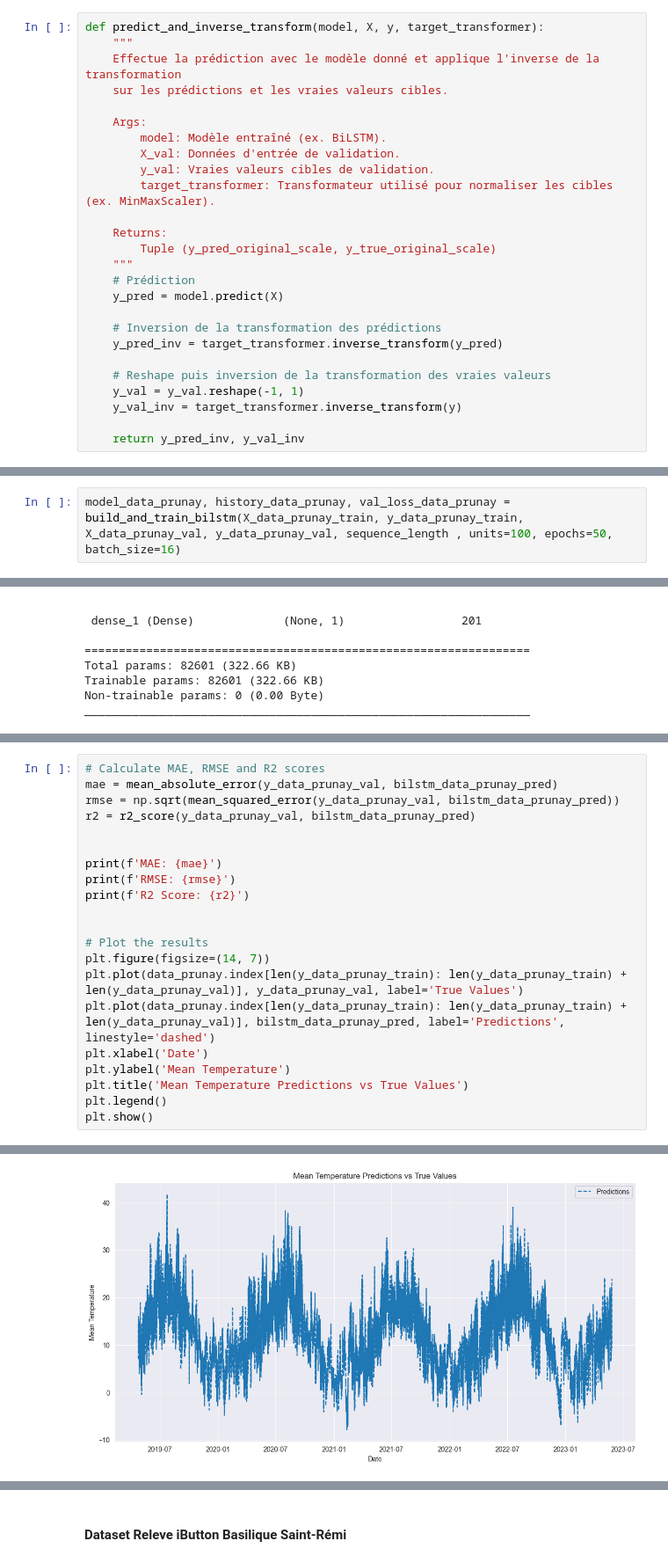
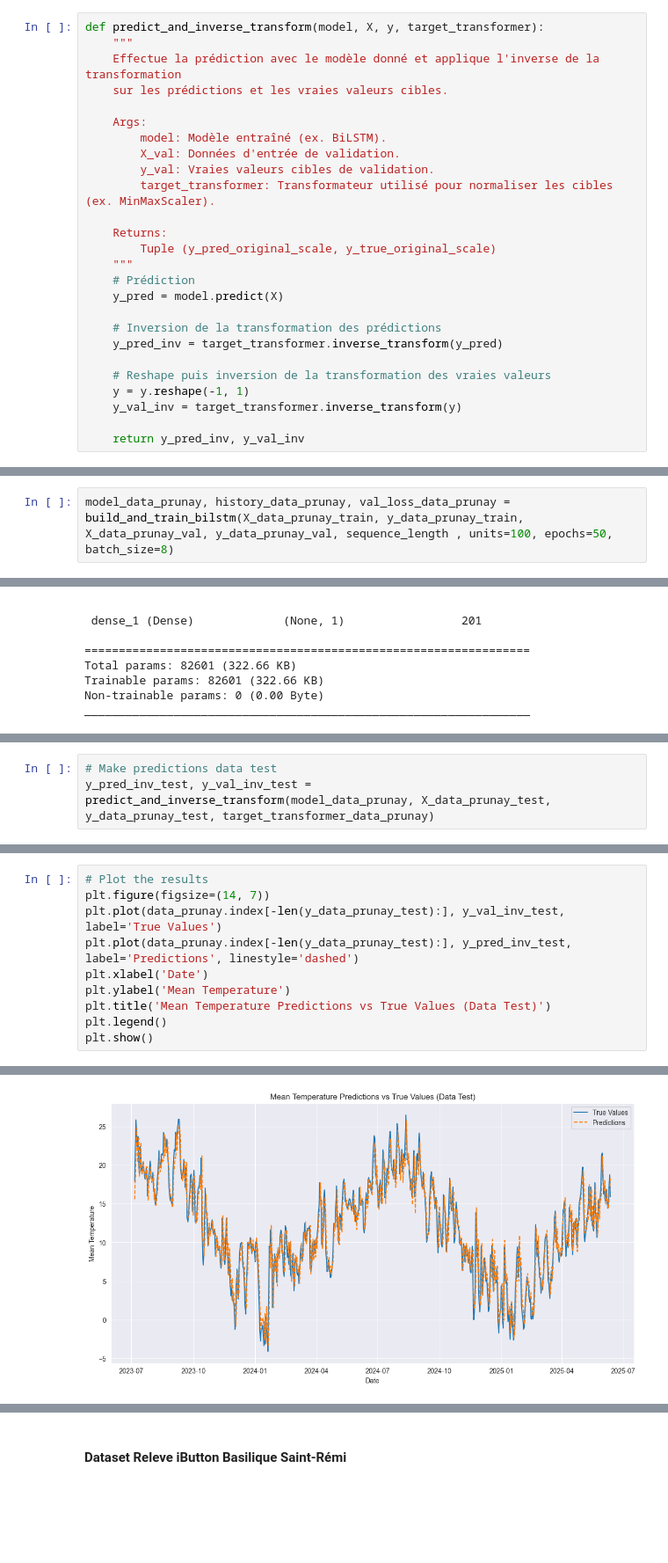
Before and after one commit to kubit07/data_analyse_DRIAS, a Jupyter notebook: bidirectional_lstm_model.ipynb, the cells around one changed output, grey strips where cells are left out. Shown: that part at 88% size. Saved outputs shown, nothing was run; the diff lists cells and outputs as text; blank space fills up the shorter version.

```diff
--- a/bidirectional_lstm_model.ipynb
+++ b/bidirectional_lstm_model.ipynb
@@ -161,7 +161,7 @@ def predict_and_inverse_transform(model, X, y, target_transformer):
     y_pred_inv = target_transformer.inverse_transform(y_pred)
 
     # Reshape puis inversion de la transformation des vraies valeurs
-    y_val = y_val.reshape(-1, 1)
+    y = y.reshape(-1, 1)
     y_val_inv = target_transformer.inverse_transform(y)
 
     return y_pred_inv, y_val_inv
@@ -410,6 +410,6 @@ X_data_prunay_train, y_data_prunay_train = create_dataset(dl_train_data_prunay,
 X_data_prunay_val, y_data_prunay_val = create_dataset(dl_val_data_prunay, dl_val_data_prunay['2m_Temperature_C'], sequence_length)
 X_data_prunay_test, y_data_prunay_test = create_dataset(dl_test_data_prunay, dl_test_data_prunay['2m_Temperature_C'], sequence_length)
 # %%
-model_data_prunay, history_data_prunay, val_loss_data_prunay = build_and_train_bilstm(X_data_prunay_train, y_data_prunay_train, X_data_prunay_val, y_data_prunay_val, sequence_length , units=100, epochs=50, batch_size=16)
+model_data_prunay, history_data_prunay, val_loss_data_prunay = build_and_train_bilstm(X_data_prunay_train, y_data_prunay_train, X_data_prunay_val, y_data_prunay_val, sequence_length , units=100, epochs=50, batch_size=8)
 # %% [output]
 Epoch 1/50
@@ -485,0 +506,3 @@ R2 Score: 0.9948670462333234
+# %%
+# Make predictions data test
+y_pred_inv_test, y_val_inv_test = predict_and_inverse_transform(model_data_prunay, X_data_prunay_test, y_data_prunay_test, target_transformer_data_prunay)
@@ -486,22 +518,11 @@ R2 Score: 0.9948670462333234
 # %%
-# Calculate MAE, RMSE and R2 scores
-mae = mean_absolute_error(y_data_prunay_val, bilstm_data_prunay_pred)
-rmse = np.sqrt(mean_squared_error(y_data_prunay_val, bilstm_data_prunay_pred))
-r2 = r2_score(y_data_prunay_val, bilstm_data_prunay_pred)
-
-
-print(f'MAE: {mae}')
-print(f'RMSE: {rmse}')
-print(f'R2 Score: {r2}')
-
-
 # Plot the results
 plt.figure(figsize=(14, 7))
-plt.plot(data_prunay.index[len(y_data_prunay_train): len(y_data_prunay_train) + len(y_data_prunay_val)], y_data_prunay_val, label='True Values')
-plt.plot(data_prunay.index[len(y_data_prunay_train): len(y_data_prunay_train) + len(y_data_prunay_val)], bilstm_data_prunay_pred, label='Predictions', linestyle='dashed')
+plt.plot(data_prunay.index[-len(y_data_prunay_test):], y_val_inv_test, label='True Values')
+plt.plot(data_prunay.index[-len(y_data_prunay_test):], y_pred_inv_test, label='Predictions', linestyle='dashed')
 plt.xlabel('Date')
 plt.ylabel('Mean Temperature')
-plt.title('Mean Temperature Predictions vs True Values')
+plt.title('Mean Temperature Predictions vs True Values (Data Test)')
 plt.legend()
 plt.show()
 # %% [output]
@@ -511 +529 @@ R2 Score: 0.9948670462333234
-[figure, old version]
+[figure, new version]
```
Also changed, not shown: parts of 15 cells of this notebook.
